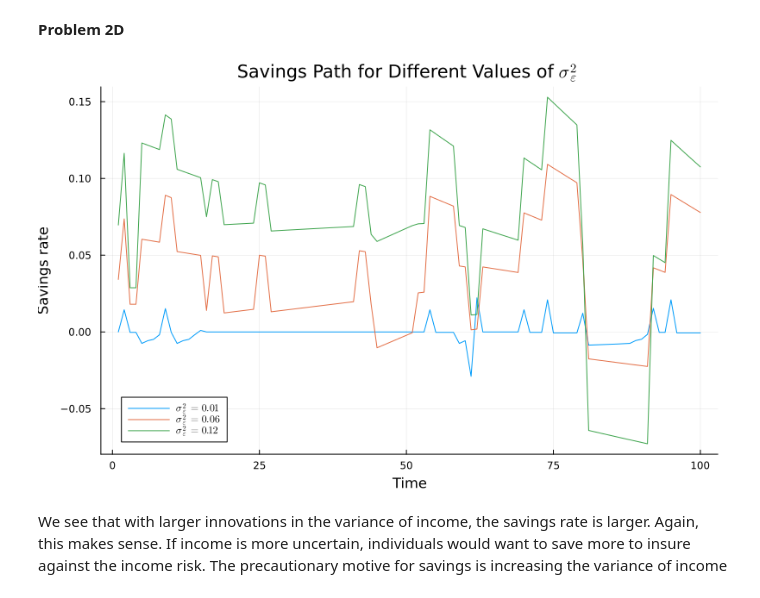
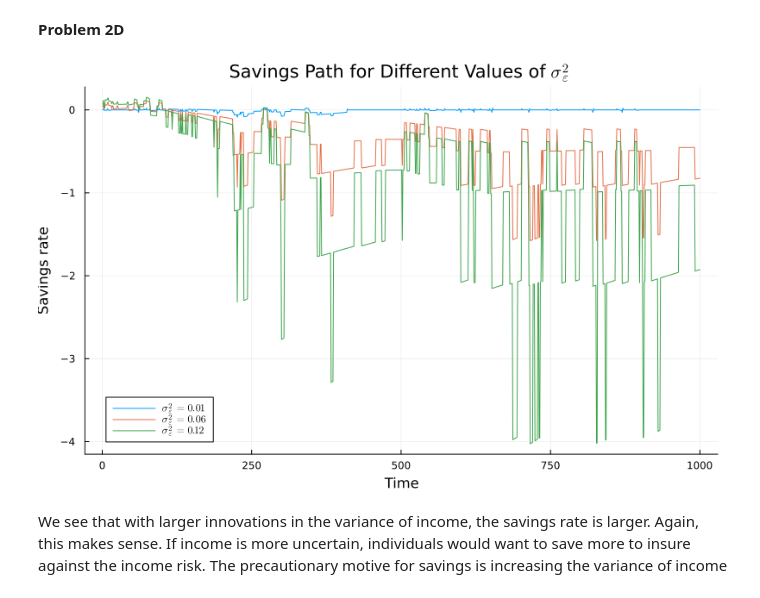
Before and after one commit to Hillard28/QuantEcon-But-Worse-ECON-1026, a Jupyter notebook: pset3/pset3.ipynb, the cells around one changed output. Cells and saved outputs as stored; diff of their text form; code cells hidden in the pictures.

```diff
--- a/pset3/pset3.ipynb
+++ b/pset3/pset3.ipynb
@@ -850,7 +850,7 @@ Tail:
 # %% [markdown]
 **Problem 2B**
 # %%
-periods = 100
+periods = 1000
 Y = exp.(simulate!(markov, periods, 1000, 0; random_state=28))
 Ad = Array{Union{Float64, Missing}}(undef, periods)
 Ai = Array{Union{Float64, Missing}}(undef, periods)
@@ -1028,8 +1027,9 @@ for variance in innovation_variance
         R,
         β,
         γ;
-        max_iterations=1000,
-        tolerance=1e-6,
+        max_iterations=2000,
+        val_tol=1e-6,
+        solver_tol=1e-10,
         print_output=false
     )
     a_path = Array{Union{Float64, Missing}}(undef, periods)
@@ -1046,34 +1046,34 @@ for variance in innovation_variance
     c_path = Array{Union{Float64, Missing}}(undef, periods)
     c_path[1] = y_path[1] - a_path[1]
     for t = 2:periods
         c_path[t] = y_path[t] + R*a_path[t-1] - a_path[t]
     end
 
     # Calculate savings rate
     for t = 2:periods
         a_path[t] = a_path[t-1]
     end
     a_path[1] = 0.0
     savings_path = 1 .- c_path./(y_path + R*a_path)
 
     # label string
     rounded_σ= round(σ, digits= 3)
     label_str = "\$\\sigma_{\\epsilon}^{2} = $variance\$"
 
     # Plot consumption path
     if variance == innovation_variance[1]
         plt.plot!(plot_main, savings_path, label = label_str)
     else
         plt.plot!(savings_path, label = label_str)
     end
 end
 
 # Add labels and legend
 plt.xlabel!(plot_main, "Time")
 plt.ylabel!(plot_main, "Savings rate")
 plt.title!(plot_main, "Savings Path for Different Values of \$\\sigma_{\\epsilon}^{2}\$")
 # %% [output]
-[figure, old version]
+[figure, new version]
 # %% [markdown]
 We see that with larger innovations in the variance of income, the savings rate is larger. Again, this makes sense. If income is more uncertain, individuals would want to save more to insure against the income risk. The precautionary motive for savings is increasing the variance of income
 # %% [markdown]
```
Also changed, not shown: parts of 13 cells of this notebook, 3 other files.
